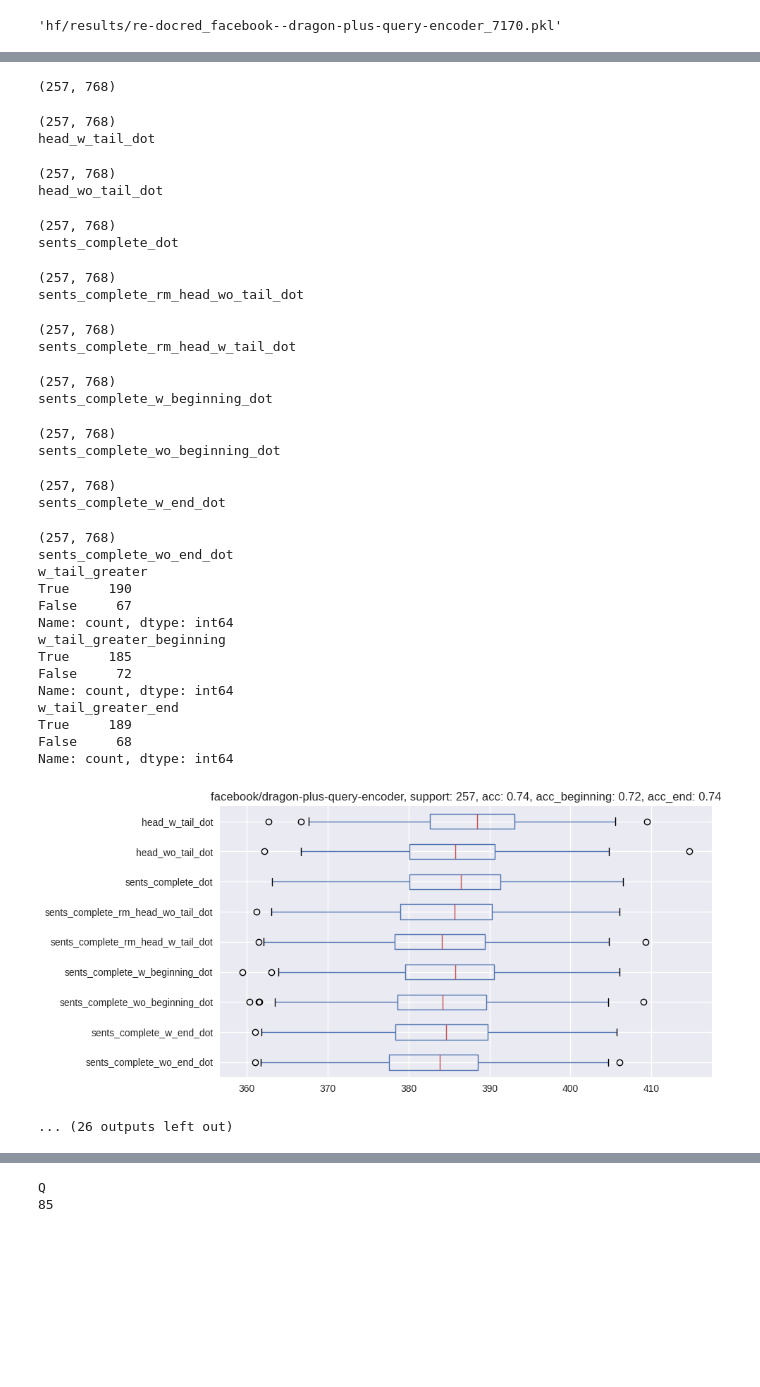
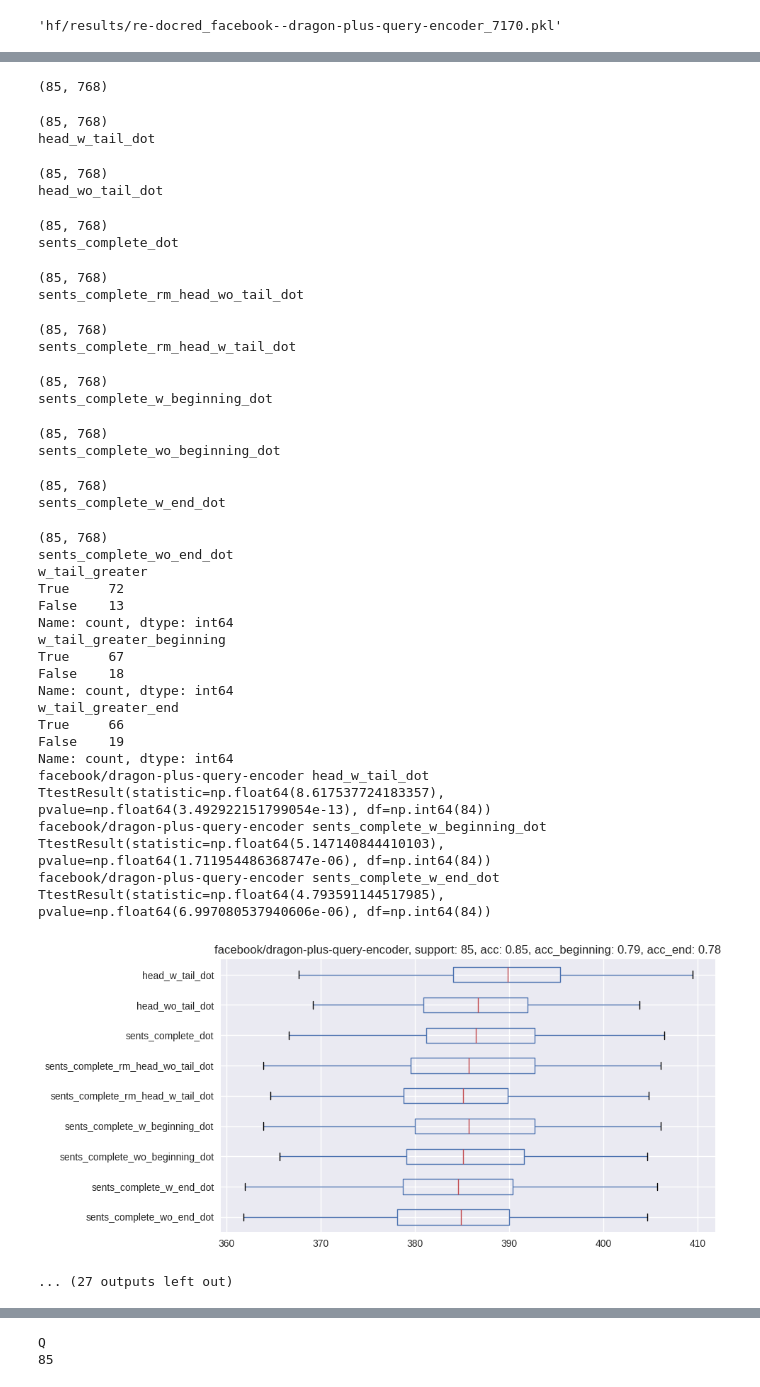
Before and after one commit to mohsenfayyaz/ColDeR, a Jupyter notebook: src/notebooks/Analysis_Tail.ipynb, the cells around one changed output, grey strips where cells are left out. Drawn from its saved outputs; the diff is of its cells as text; code cells hidden in the pictures; blank space fills up the shorter version.

Commit message:
Add paired ttest rel

```diff
--- a/src/notebooks/Analysis_Tail.ipynb
+++ b/src/notebooks/Analysis_Tail.ipynb
@@ -104,10 +104,10 @@ df = df.dropna(subset=["head_w_tail_sentence", "head_wo_tail_sentence"])
 print(len(df))
 
 ### FILTER NOT SAME POS ENTITY {
-# df["head_wo_tail_entity_pos"] = df["head_wo_tail_entity"].apply(lambda x: x["pos"][0])
-# df["head_w_tail_entity_pos"] = df["head_entity_in_evidence"].apply(lambda x: x[0]["pos"][0])
-# df = df[df["head_wo_tail_entity_pos"] == df["head_w_tail_entity_pos"]]
-# print(len(df))
+df["head_wo_tail_entity_pos"] = df["head_wo_tail_entity"].apply(lambda x: x["pos"][0])
+df["head_w_tail_entity_pos"] = df["head_entity_in_evidence"].apply(lambda x: x[0]["pos"][0])
+df = df[df["head_wo_tail_entity_pos"] == df["head_w_tail_entity_pos"]]
+print(len(df))
 ### }
 
 df["head_wo_tail_sentence_double"] = df["head_wo_tail_sentence"] + " " + df["head_wo_tail_sentence"]
@@ -209,6 +206,7 @@ plot_cols = [
     "sents_complete_w_beginning", "sents_complete_wo_beginning", "sents_complete_w_end", "sents_complete_wo_end",
 ]
 
+results = []
 for query_model, context_model, POOLING in cfgs:
     dpr = YourCustomDEModel(query_model, context_model, POOLING)
     def to_doc_format(sentences: list):
@@ -229,6 +227,21 @@ for query_model, context_model, POOLING in cfgs:
     print(df["w_tail_greater"].value_counts())
     print(df["w_tail_greater_beginning"].value_counts())
     print(df["w_tail_greater_end"].value_counts())
+
+    print(query_model, "head_w_tail_dot", stats.ttest_rel(df["head_w_tail_dot"], df["head_wo_tail_dot"]))
+    print(query_model, "sents_complete_w_beginning_dot", stats.ttest_rel(df["sents_complete_w_beginning_dot"], df["sents_complete_wo_beginning_dot"]))
+    print(query_model, "sents_complete_w_end_dot", stats.ttest_rel(df["sents_complete_w_end_dot"], df["sents_complete_wo_end_dot"]))
+    results.append({
+        "query_model": query_model,
+        "context_model": context_model,
+        "POOLING": POOLING,
+        "support": len(df),
+        "sents_complete_w_beginning_dot_vs_wo": stats.ttest_rel(df["sents_complete_w_beginning_dot"], df["sents_complete_wo_beginning_dot"]),
+        "sents_complete_w_end_dot_vs_wo": stats.ttest_rel(df["sents_complete_w_end_dot"], df["sents_complete_wo_end_dot"]),
+        "head_w_tail_dot_vs_wo": stats.ttest_rel(df["head_w_tail_dot"], df["head_wo_tail_dot"]),
+        "sents_complete_rm_wo_dot_vs_w": stats.ttest_rel(df["sents_complete_rm_head_wo_tail_dot"], df["sents_complete_rm_head_w_tail_dot"]),
+    })
+
     df[plot_col_dots[::-1]].boxplot(figsize=(9, 5), rot=0, vert=False)
     plt.title(f"{query_model}, support: {len(df)}, acc: {df['w_tail_greater'].mean():.2f}, acc_beginning: {df['w_tail_greater_beginning'].mean():.2f}, acc_end: {df['w_tail_greater_end'].mean():.2f}")
     plt.show()
@@ -245,5 +258,8 @@ df["head_wo_tail_entity_sent_id"] = df["head_wo_tail_entity"].apply(lambda x: x[
 df["head_w_tail_entity_sent_id"] = df["head_entity_in_evidence"].apply(lambda x: x[0]["sent_id"])
 df[["head_wo_tail_entity_sent_id", "head_w_tail_entity_sent_id"]].boxplot(figsize=(4, 3))
 plt.show()
+
+rdf = pd.DataFrame(results)
+rdf
 # %% [output]
 Q
@@ -251,33 +267,36 @@ Q
-(257, 768)
+(85, 768)
-(257, 768)
+(85, 768)
 head_w_tail_dot
-(257, 768)
+(85, 768)
 head_wo_tail_dot
-(257, 768)
+(85, 768)
 sents_complete_dot
-(257, 768)
+(85, 768)
 sents_complete_rm_head_wo_tail_dot
-(257, 768)
+(85, 768)
 sents_complete_rm_head_w_tail_dot
-(257, 768)
+(85, 768)
 sents_complete_w_beginning_dot
-(257, 768)
+(85, 768)
 sents_complete_wo_beginning_dot
-(257, 768)
+(85, 768)
 sents_complete_w_end_dot
-(257, 768)
+(85, 768)
 sents_complete_wo_end_dot
 w_tail_greater
-True     190
-False     67
+True     72
+False    13
 Name: count, dtype: int64
 w_tail_greater_beginning
-True     185
-False     72
+True     67
+False    18
 Name: count, dtype: int64
 w_tail_greater_end
-True     189
-False     68
+True     66
+False    19
 Name: count, dtype: int64
+facebook/dragon-plus-query-encoder head_w_tail_dot TtestResult(statistic=np.float64(8.617537724183357), pvalue=np.float64(3.492922151799054e-13), df=np.int64(84))
+facebook/dragon-plus-query-encoder sents_complete_w_beginning_dot TtestResult(statistic=np.float64(5.147140844410103), pvalue=np.float64(1.711954486368747e-06), df=np.int64(84))
+facebook/dragon-plus-query-encoder sents_complete_w_end_dot TtestResult(statistic=np.float64(4.793591144517985), pvalue=np.float64(6.997080537940606e-06), df=np.int64(84))
-[figure, old version]
+[figure, new version]
-... (26 outputs left out)
+... (27 outputs left out)
```
Also changed, not shown: parts of 5 cells of this notebook, 2 other files.
